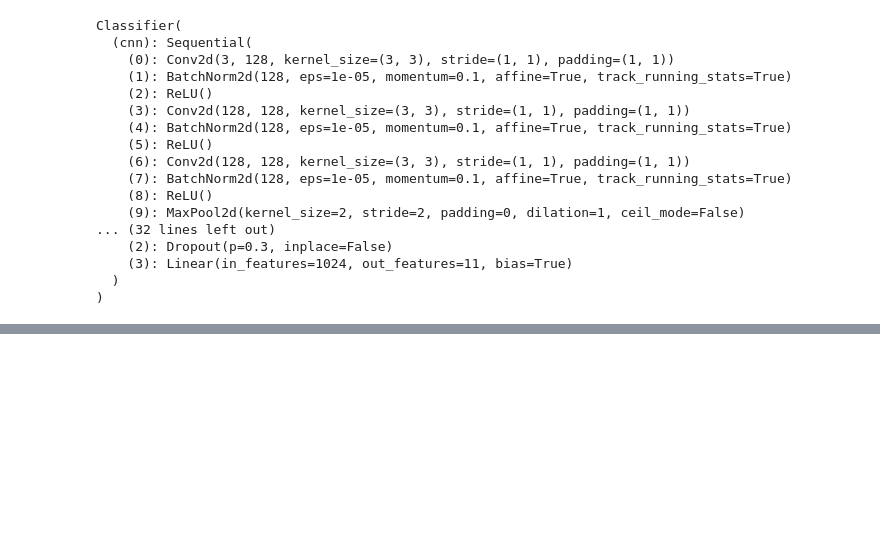
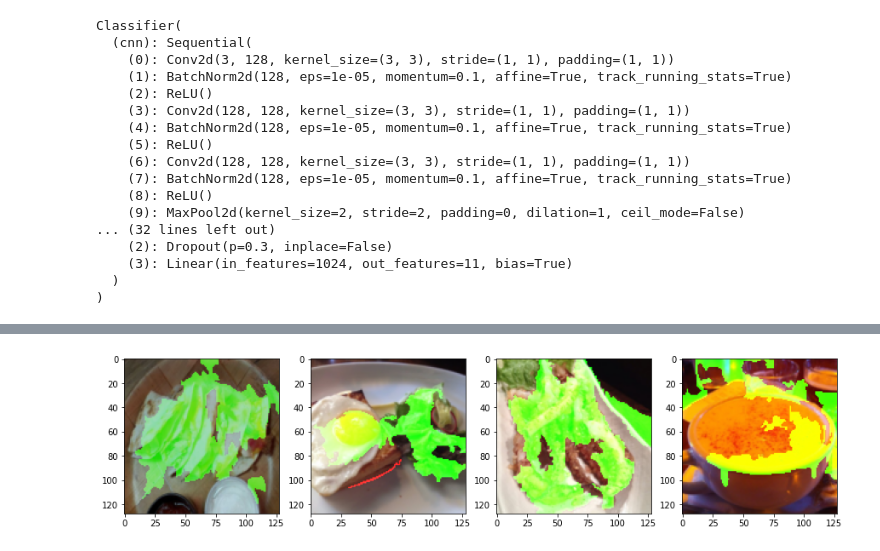
Before and after one commit to atao99/HungyiML, a Jupyter notebook: hw5.ipynb, the cells around one changed output, grey strips where cells are left out. Drawn from its saved outputs; the diff is of its cells as text; code cells hidden in the pictures; blank space fills up the shorter version.

```diff
--- a/hw5.ipynb
+++ b/hw5.ipynb
@@ -210,0 +296,53 @@ Classifier(
+# %%
+def predict(input):
+    # input: numpy array, (batches, height, width, channels)
+
+    model.eval()
+    input = torch.FloatTensor(input).permute(0, 3, 1, 2)
+    # 需要先將 input 轉成 pytorch tensor，且符合 pytorch 習慣的 dimension 定義
+    # 也就是 (batches, channels, height, width)
+    # permute() : 将tensor的维度换位
+
+    output = model(input.cuda())
+    return output.detach().cpu().numpy()
+
+def segmentation(input):
+    # 利用 skimage 提供的 segmentation 將圖片分成 100 塊
+    return slic(input, n_segments=100, compactness=1, sigma=1)
+
+img_indices = [83, 4218, 4707, 8598]
+images, labels = train_set.getbatch(img_indices)
+fig, axs = plt.subplots(1, 4, figsize=(15, 8))
+np.random.seed(16)
+# 讓實驗 reproducible
+for idx, (image, label) in enumerate(zip(images.permute(0, 2, 3, 1).numpy(), labels)):
+    x = image.astype(np.double)
+    # lime 這個套件要吃 numpy array
+
+    explainer = lime_image.LimeImageExplainer()
+    explaination = explainer.explain_instance(image=x, classifier_fn=predict, segmentation_fn=segmentation)
+    # 基本上只要提供給 lime explainer 兩個關鍵的 function，事情就結束了
+    # classifier_fn 定義圖片如何經過 model 得到 prediction
+    # segmentation_fn 定義如何把圖片做 segmentation
+    # doc: https://lime-ml.readthedocs.io/en/latest/lime.html?highlight=explain_instance#lime.lime_image.LimeImageExplainer.explain_instance
+
+    lime_img, mask = explaination.get_image_and_mask(
+                                label=label.item(),
+                                positive_only=False,
+                                hide_rest=False,
+                                num_features=11,
+                                min_weight=0.05
+                            )
+    # 把 explainer 解釋的結果轉成圖片
+    # doc: https://lime-ml.readthedocs.io/en/latest/lime.html?highlight=get_image_and_mask#lime.lime_image.ImageExplanation.get_image_and_mask
+
+    axs[idx].imshow(lime_img)
+
+plt.show()
+plt.close()
+# 從以下前三章圖可以看到，model 有認出食物的位置，並以該位置為主要的判斷依據
+# 唯一例外是第四張圖，看起來 model 似乎比較喜歡直接去認「碗」的形狀，來判斷該圖中屬於 soup 這個 class
+# 至於碗中的內容物被標成紅色，代表「單看碗中」的東西反而有礙辨認。
+# 當 model 只看碗中黃色的一坨圓形，而沒看到「碗」時，可能就會覺得是其他黃色圓形的食物。
+# %% [output]
+[figure, added]
```
Also changed, not shown: parts of 4 cells of this notebook.
